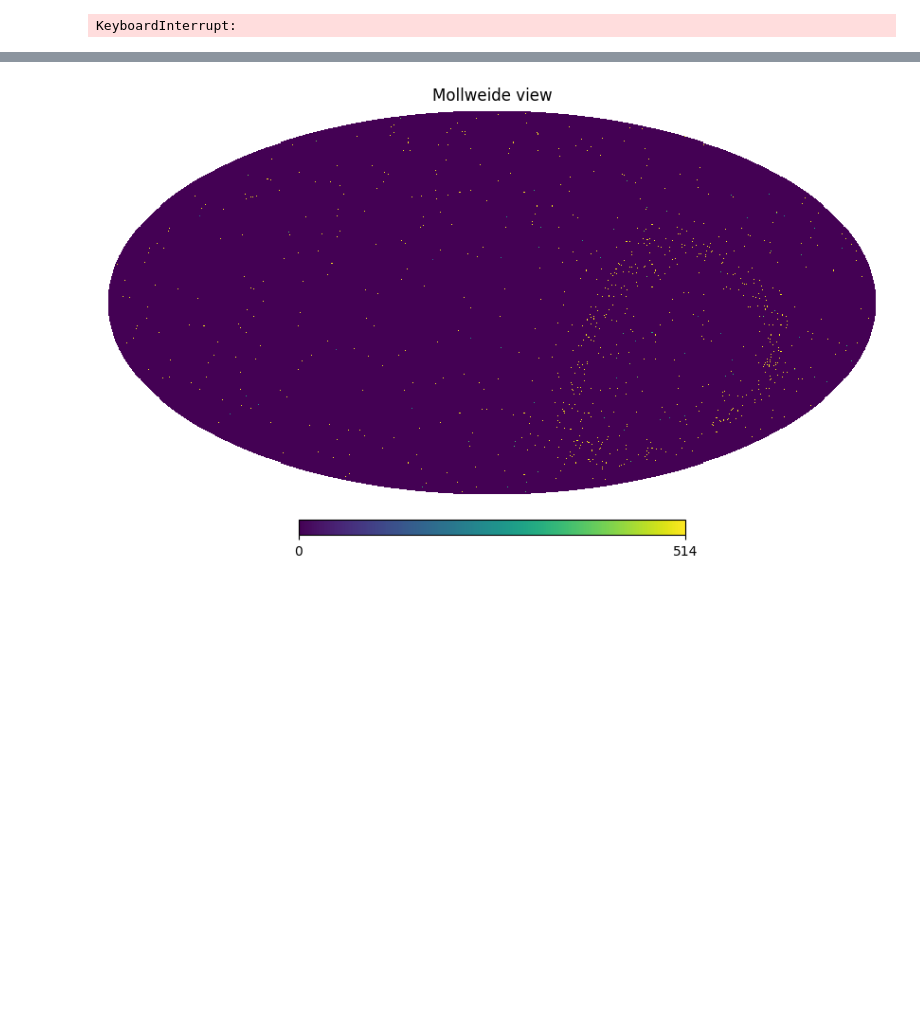
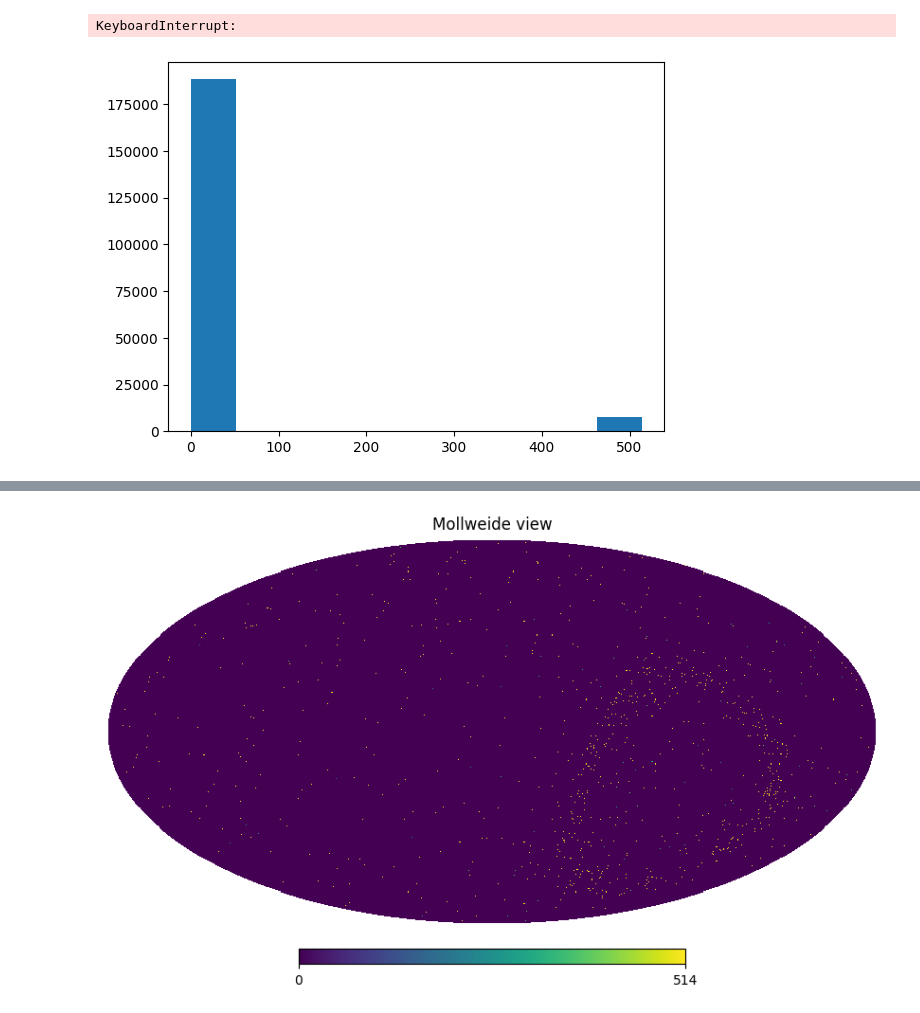
Before and after one commit to zoglauer/nn-response-approximation, a Jupyter notebook: src/notebooks/display_cross_sec.ipynb, the cells around one changed output, grey strips where cells are left out. Drawn from its saved outputs; the diff is of its cells as text; code cells hidden in the pictures; blank space fills up the shorter version.

```diff
--- a/src/notebooks/display_cross_sec.ipynb
+++ b/src/notebooks/display_cross_sec.ipynb
@@ -10,7 +10,7 @@ import numpy as np
 import pickle
 
 
-f = open(f"/Users/akotamraju/Documents/dev/URAP/main-responseapprox/data/128-denoised/FlatContinuumIsotropic.inc970.id1.tra.gz.pkl", "rb");
+f = open(f"/Users/akotamraju/Documents/dev/URAP/main-responseapprox/data/cross-sec-data/FlatContinuumIsotropic.inc520.id1.tra.gz.pkl", "rb");
 
 vals = pickle.load(f)
 
@@ -149,3 +134,9 @@ split_data = create_cross_sec(vals, NSIDE, NUMPIX, COMPTON_RESOLUTION_DEG)
 ---> 400000 values loaded
 ---> 500000 values loaded
 KeyboardInterrupt:
+# %%
+import matplotlib.pyplot as plt
+plt.hist(y_arr[5])
+plt.show()
+# %% [output]
+[figure, added]
```
Also changed, not shown: parts of 3 cells of this notebook, 10 other files.
